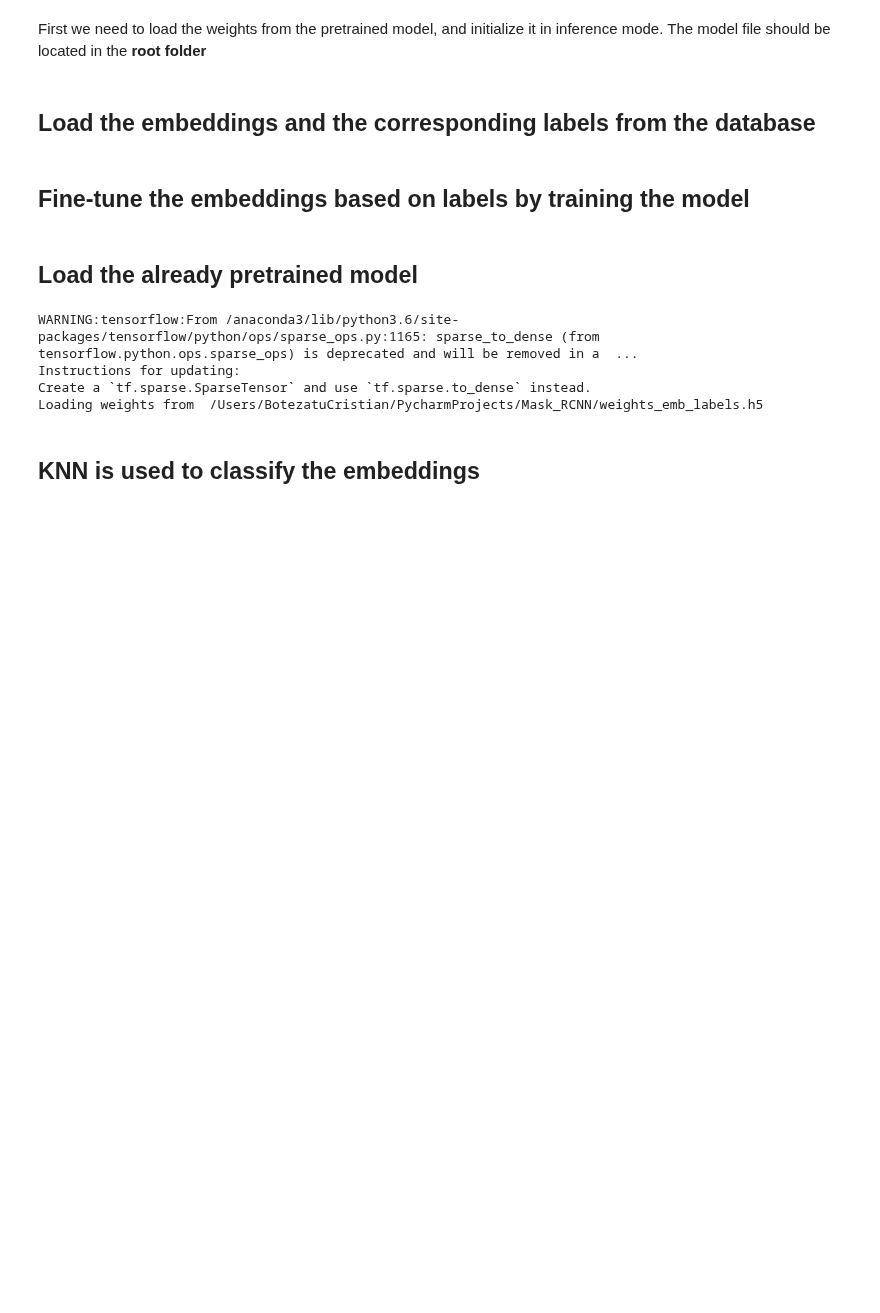
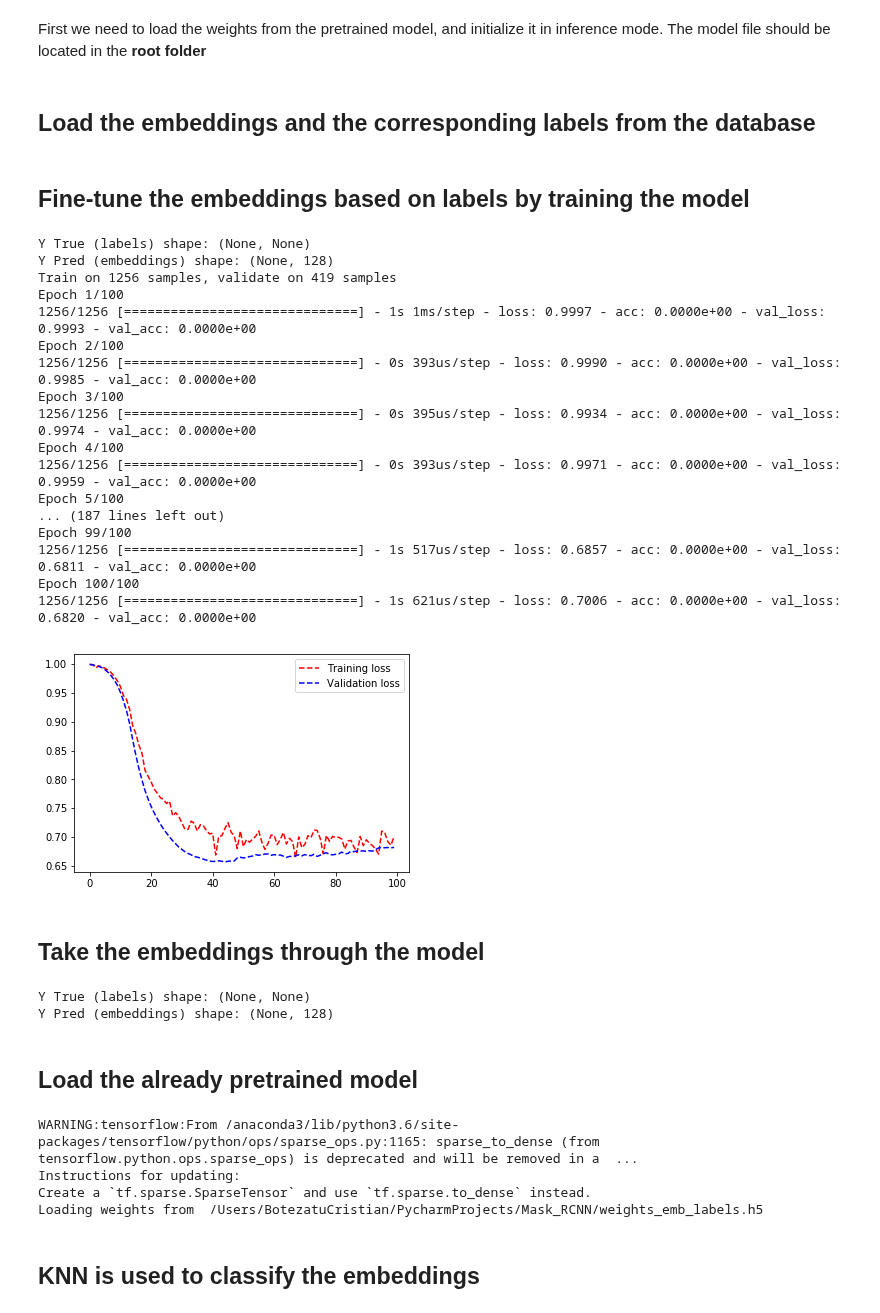
Before and after one commit to matterport/Mask_RCNN, a Jupyter notebook: samples/wireframe/One-Shot.ipynb, the cells around one changed output. Saved outputs shown, nothing was run; the diff lists cells and outputs as text; code cells hidden in the pictures; blank space fills up the shorter version.

```diff
--- a/samples/wireframe/One-Shot.ipynb
+++ b/samples/wireframe/One-Shot.ipynb
@@ -93,31 +92,58 @@ embeddings, labels = model_triplet.get_data('Database_emb_labels.db')
 # %%
 import keras
 #Save the losses
 class LossHistory(keras.callbacks.Callback):
     def on_train_begin(self, logs={}):
         self.trainlosses = []
         self.vallosses = []
 
     def on_epoch_end(self, epoch, logs={}):
         self.trainlosses.append(logs.get('loss'))
         self.vallosses.append(logs.get('val_loss'))
 
 #Train the model
 import model_triplet
 history = LossHistory()
 model = model_triplet.Model()
-model.model.fit(embeddings.T, labels, batch_size=10, epochs=100, callbacks=[history], validation_split = 0.25)
+model.model.fit(X_train, y_train, batch_size=10, epochs=100, callbacks=[history], validation_data = (X_test, y_test))
 
 #Plot the training loss
 import matplotlib.pyplot as plt
 line1 = plt.plot(history.trainlosses, 'r--', label = "Training loss")
 plt.plot(history.vallosses, 'b--', label = "Validation loss")
 plt.legend()
 plt.show()
 
 #Save the weights
-model_path = os.path.join(MODEL_DIR, "weights_emb_labels.h5")
-model.model.save_weights(model_path)
+# model_path = os.path.join(MODEL_DIR, "weights_emb_labels.h5")
+# model.model.save_weights(model_path)
+# %% [output]
+Y True (labels) shape: (None, None)
+Y Pred (embeddings) shape: (None, 128)
+Train on 1256 samples, validate on 419 samples
+Epoch 1/100
+1256/1256 [==============================] - 1s 1ms/step - loss: 0.9997 - acc: 0.0000e+00 - val_loss: 0.9993 - val_acc: 0.0000e+00
+Epoch 2/100
+1256/1256 [==============================] - 0s 393us/step - loss: 0.9990 - acc: 0.0000e+00 - val_loss: 0.9985 - val_acc: 0.0000e+00
+Epoch 3/100
+1256/1256 [==============================] - 0s 395us/step - loss: 0.9934 - acc: 0.0000e+00 - val_loss: 0.9974 - val_acc: 0.0000e+00
+Epoch 4/100
+1256/1256 [==============================] - 0s 393us/step - loss: 0.9971 - acc: 0.0000e+00 - val_loss: 0.9959 - val_acc: 0.0000e+00
+Epoch 5/100
+... (187 lines left out)
+Epoch 99/100
+1256/1256 [==============================] - 1s 517us/step - loss: 0.6857 - acc: 0.0000e+00 - val_loss: 0.6811 - val_acc: 0.0000e+00
+Epoch 100/100
+1256/1256 [==============================] - 1s 621us/step - loss: 0.7006 - acc: 0.0000e+00 - val_loss: 0.6820 - val_acc: 0.0000e+00
+[figure, added]
+# %% [markdown]
+## Take the embeddings through the model
+# %%
+model = model_triplet.Model()
+embeddings = model.model.predict(embeddings.T, batch_size=10)
+# %% [output]
+Y True (labels) shape: (None, None)
+Y Pred (embeddings) shape: (None, 128)
 # %% [markdown]
 ## Load the already pretrained model
 # %%
```
Also changed, not shown: parts of 4 cells of this notebook.
